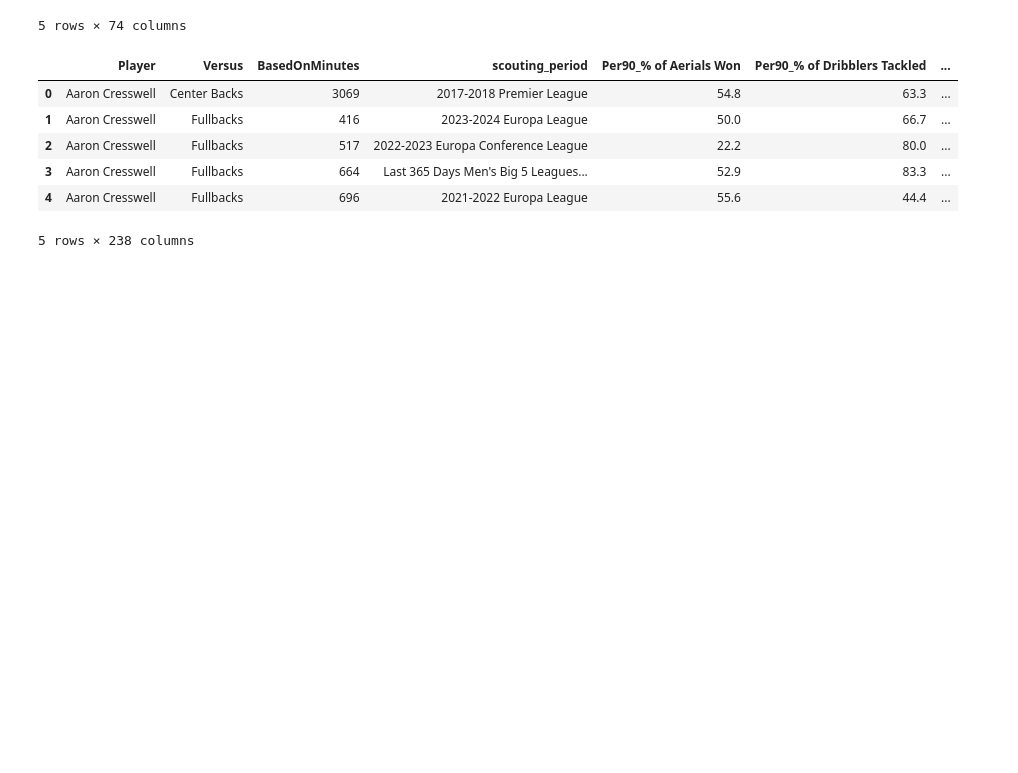
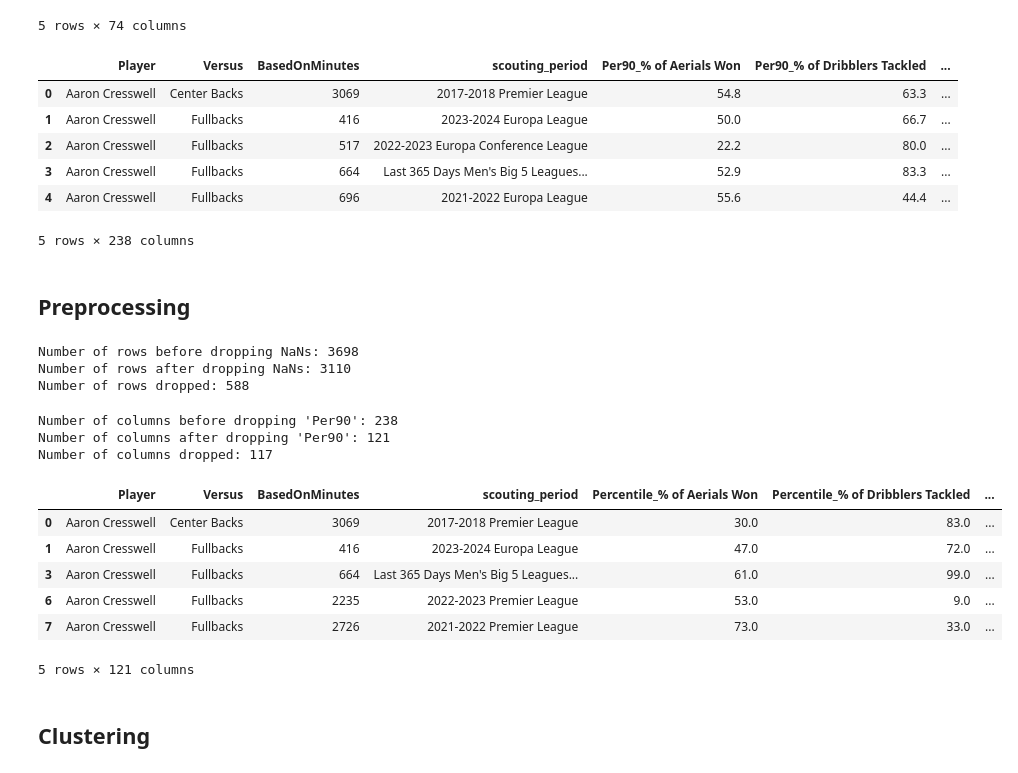
Before and after one commit to ruicongg/deadline-day, a Jupyter notebook: football_valuation_prediction.ipynb, the cells around one changed output. Drawn from its saved outputs; the diff is of its cells as text; code cells hidden in the pictures; blank space fills up the shorter version.

```diff
--- a/football_valuation_prediction.ipynb
+++ b/football_valuation_prediction.ipynb
@@ -76,0 +66,5 @@ Number of outfield player records: 3698
+# %%
+gk_df = pd.read_csv("transformed_data/goalkeeper_stats.csv")
+outfield_df = pd.read_csv("transformed_data/outfield_stats.csv")
+print(f"Number of goalkeeper records: {len(gk_df)}")
+print(f"Number of outfield player records: {len(outfield_df)}")
@@ -94,3 +91,51 @@ outfield_df.head()
 | 3 | Aaron Cresswell | Fullbacks | 664 | Last 365 Days Men's Big 5 Leagues... | 52.9 | 83.3 | ... |
 | 4 | Aaron Cresswell | Fullbacks | 696 | 2021-2022 Europa League | 55.6 | 44.4 | ... |
 5 rows × 238 columns
+# %% [markdown]
+## Preprocessing
+# %%
+# drop na
+initial_row_count = outfield_df.shape[0]
+outfield_df = outfield_df.dropna() #! probably cannot just drop this
+final_row_count = outfield_df.shape[0]
+num_rows_dropped = initial_row_count - final_row_count
+print(f"Number of rows before dropping NaNs: {initial_row_count}")
+print(f"Number of rows after dropping NaNs: {final_row_count}")
+print(f"Number of rows dropped: {num_rows_dropped}")
+# %% [output]
+Number of rows before dropping NaNs: 3698
+Number of rows after dropping NaNs: 3110
+Number of rows dropped: 588
+# %%
+# drop per90
+
+# Initial number of columns
+initial_column_count = outfield_df.shape[1]
+
+# Drop columns with "Per90" in their name
+columns_to_drop = [col for col in outfield_df.columns if 'Per90' in col]
+outfield_df = outfield_df.drop(columns=columns_to_drop)
+
+# Final number of columns
+final_column_count = outfield_df.shape[1]
+columns_dropped = initial_column_count - final_column_count
+
+print(f"Number of columns before dropping 'Per90': {initial_column_count}")
+print(f"Number of columns after dropping 'Per90': {final_column_count}")
+print(f"Number of columns dropped: {columns_dropped}")
+
+# Display the first few rows of the new dataframe
+outfield_df.head()
+# %% [output]
+Number of columns before dropping 'Per90': 238
+Number of columns after dropping 'Per90': 121
+Number of columns dropped: 117
+|  | Player | Versus | BasedOnMinutes | scouting_period | Percentile_% of Aerials Won | Percentile_% of Dribblers Tackled | ... |
+| 0 | Aaron Cresswell | Center Backs | 3069 | 2017-2018 Premier League | 30.0 | 83.0 | ... |
+| 1 | Aaron Cresswell | Fullbacks | 416 | 2023-2024 Europa League | 47.0 | 72.0 | ... |
+| 3 | Aaron Cresswell | Fullbacks | 664 | Last 365 Days Men's Big 5 Leagues... | 61.0 | 99.0 | ... |
+| 6 | Aaron Cresswell | Fullbacks | 2235 | 2022-2023 Premier League | 53.0 | 9.0 | ... |
+| 7 | Aaron Cresswell | Fullbacks | 2726 | 2021-2022 Premier League | 73.0 | 33.0 | ... |
+5 rows × 121 columns
+# %% [markdown]
+## Clustering
```
Also changed, not shown: parts of 9 cells of this notebook, 2 other files.
